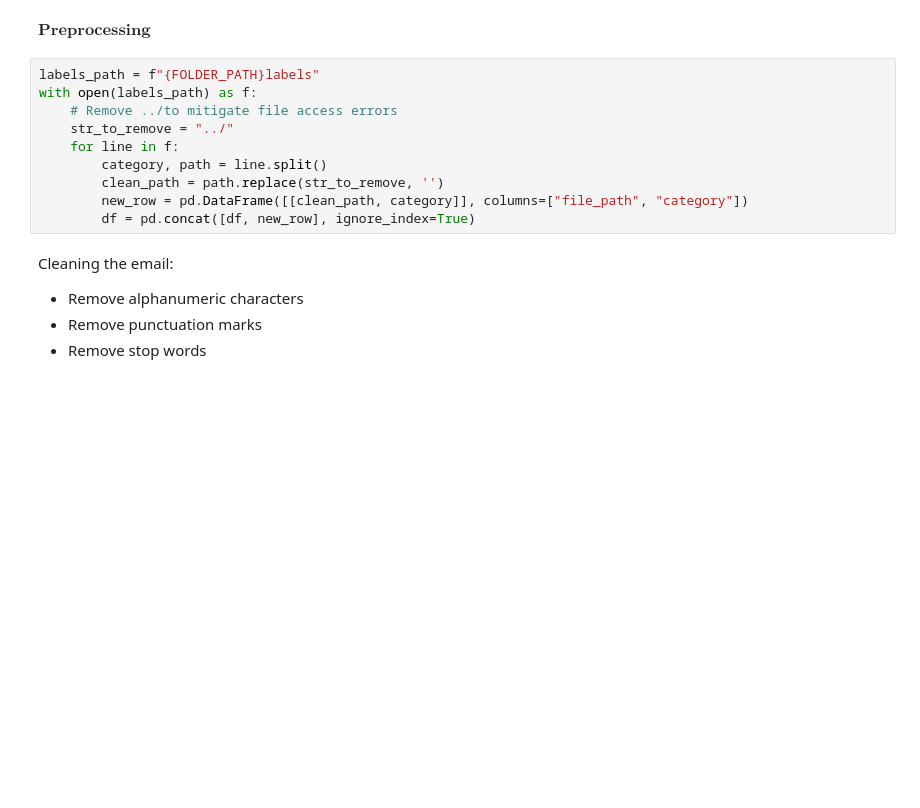
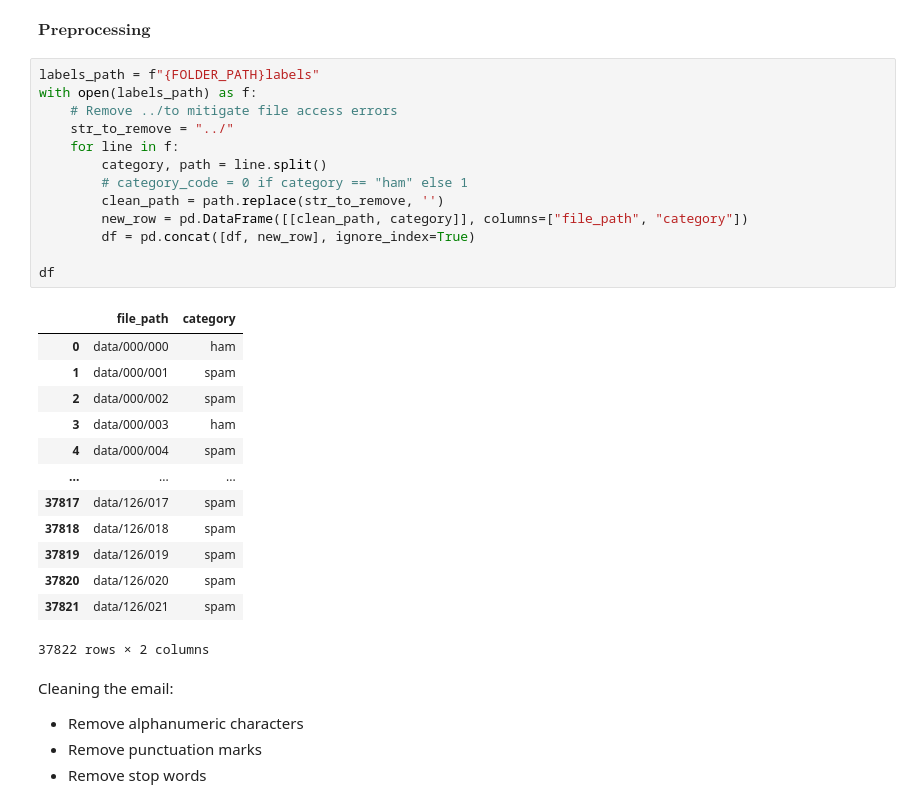
Before and after one commit to dreeew05/CMSC-197, a Jupyter notebook: Assignment 3/hw4-bulaong.ipynb, the cells around one changed output. Cells and saved outputs as stored; diff of their text form; blank space fills up the shorter version.

```diff
--- a/Assignment 3/hw4-bulaong.ipynb
+++ b/Assignment 3/hw4-bulaong.ipynb
@@ -42,13 +55,30 @@ $\textbf{Preprocessing}$
 # %%
 labels_path = f"{FOLDER_PATH}labels"
 with open(labels_path) as f:
     # Remove ../to mitigate file access errors
     str_to_remove = "../"
     for line in f:
         category, path = line.split()
+        # category_code = 0 if category == "ham" else 1
         clean_path = path.replace(str_to_remove, '')
         new_row = pd.DataFrame([[clean_path, category]], columns=["file_path", "category"])
         df = pd.concat([df, new_row], ignore_index=True)
+
+df
+# %% [output]
+|  | file_path | category |
+| 0 | data/000/000 | ham |
+| 1 | data/000/001 | spam |
+| 2 | data/000/002 | spam |
+| 3 | data/000/003 | ham |
+| 4 | data/000/004 | spam |
+| ... | ... | ... |
+| 37817 | data/126/017 | spam |
+| 37818 | data/126/018 | spam |
+| 37819 | data/126/019 | spam |
+| 37820 | data/126/020 | spam |
+| 37821 | data/126/021 | spam |
+37822 rows × 2 columns
 # %% [markdown]
 Cleaning the email:
 
```
Also changed, not shown: parts of 18 cells of this notebook.
